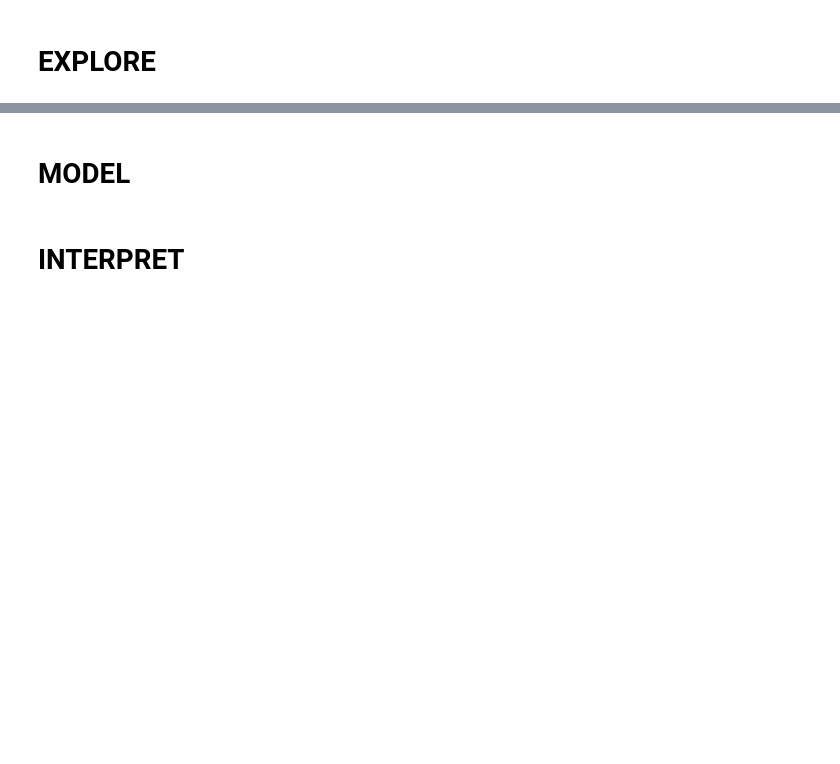
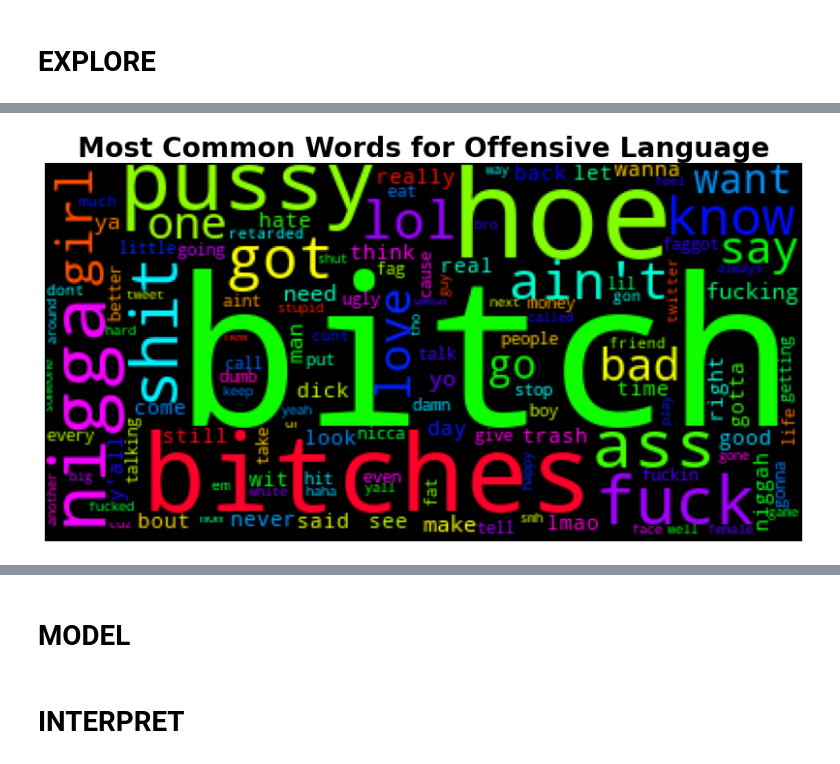
Before and after one commit to zero731/Classifying_Hate_Speech_Tweets, a Jupyter notebook: Untitled.ipynb, the cells around one changed output, grey strips where cells are left out. Drawn from its saved outputs; the diff is of its cells as text; code cells hidden in the pictures; blank space fills up the shorter version.

```diff
--- a/Untitled.ipynb
+++ b/Untitled.ipynb
@@ -87,0 +338,2 @@ Name: class, dtype: float64
+# %%
+offensive_tokens = get_token_list(df.groupby('class').get_group('offensive'), 'tweet_stopped', freq=True)
@@ -87,0 +388,4 @@ Name: class, dtype: float64
+# %%
+plot_wordcloud(offensive_tokens, 'Offensive Language');
+# %% [output]
+[figure, added]
```
Also changed, not shown: parts of 36 cells of this notebook, 1 other file.
